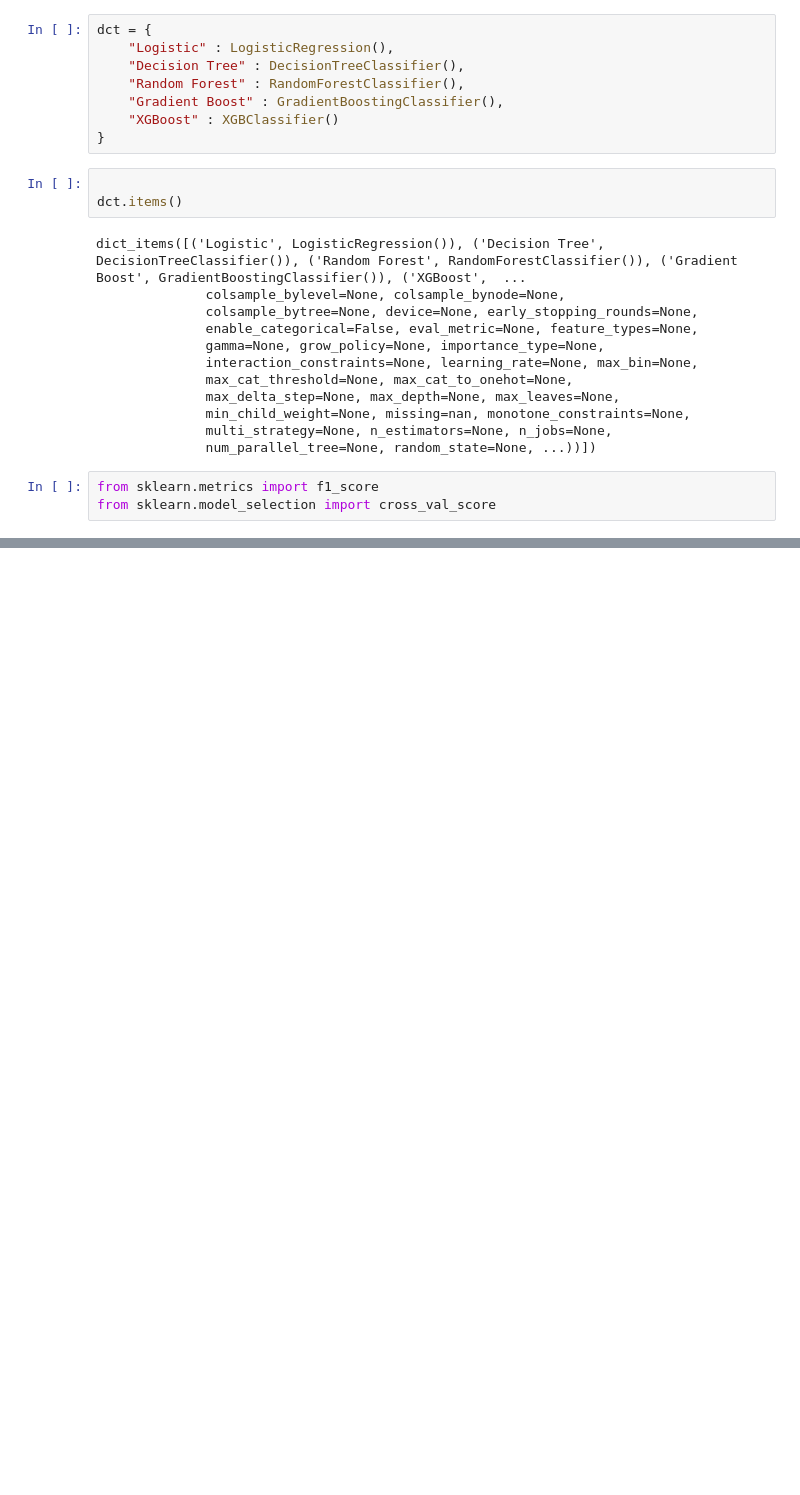
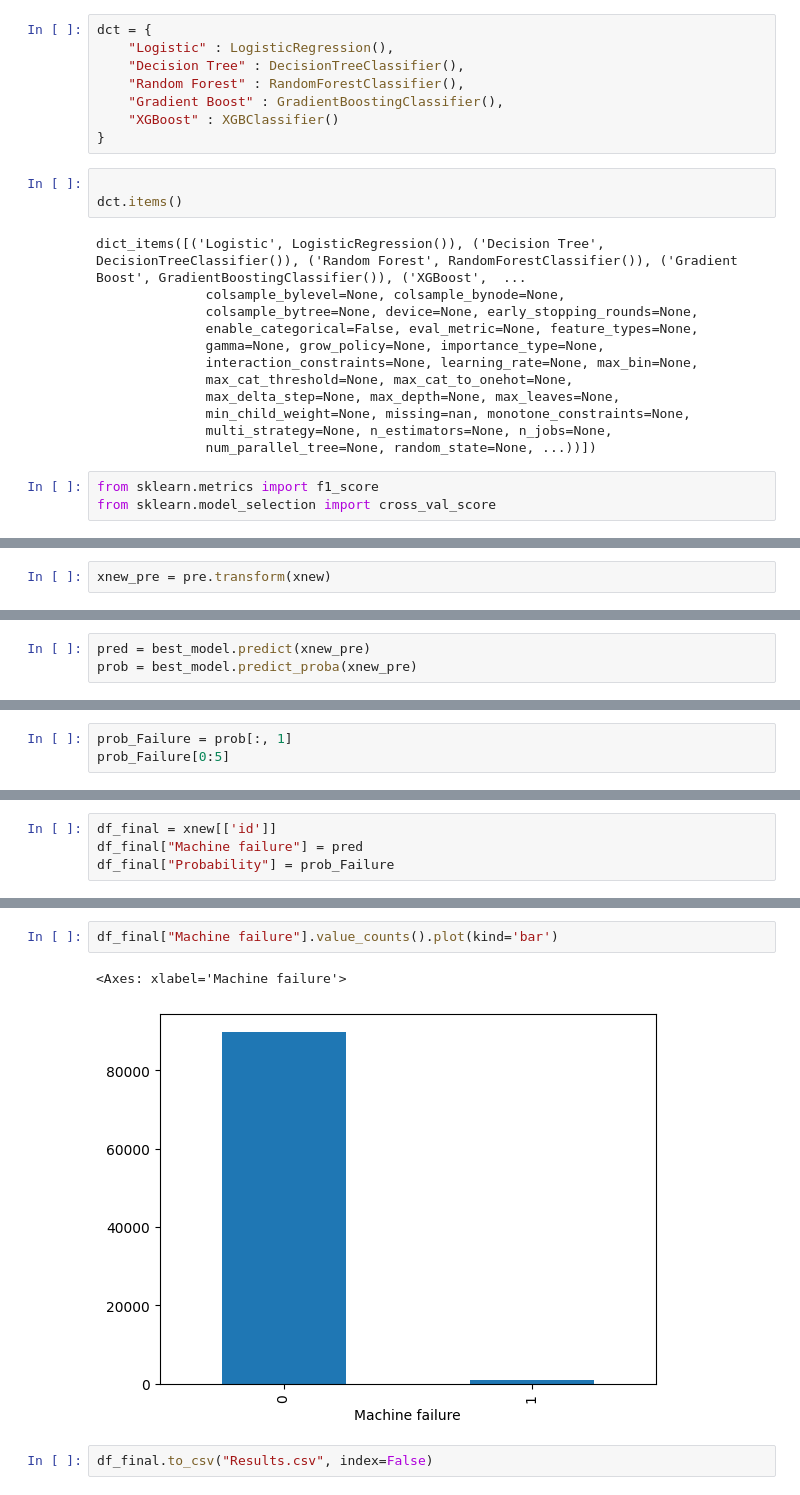
Before and after one commit to AtharvPandit07/Machine-Learning, a Jupyter notebook: Machine Failure Project/MacFailure.ipynb, the cells around one changed output, grey strips where cells are left out. Saved outputs shown, nothing was run; the diff lists cells and outputs as text; blank space fills up the shorter version.

Commit message:
Machine Failure Project

```diff
--- a/Machine Failure Project/MacFailure.ipynb
+++ b/Machine Failure Project/MacFailure.ipynb
@@ -296,0 +418,2 @@ ValueError: feature_names must be string, and may not contain [, ] or <
+# %%
+xnew_pre = pre.transform(xnew)
@@ -296,0 +429,3 @@ ValueError: feature_names must be string, and may not contain [, ] or <
+# %%
+pred = best_model.predict(xnew_pre)
+prob = best_model.predict_proba(xnew_pre)
@@ -296,0 +448,3 @@ ValueError: feature_names must be string, and may not contain [, ] or <
+# %%
+prob_Failure = prob[:, 1]
+prob_Failure[0:5]
@@ -296,0 +453,4 @@ ValueError: feature_names must be string, and may not contain [, ] or <
+# %%
+df_final = xnew[['id']]
+df_final["Machine failure"] = pred
+df_final["Probability"] = prob_Failure
@@ -296,0 +480,7 @@ ValueError: feature_names must be string, and may not contain [, ] or <
+# %%
+df_final["Machine failure"].value_counts().plot(kind='bar')
+# %% [output]
+<Axes: xlabel='Machine failure'>
+[figure, added]
+# %%
+df_final.to_csv("Results.csv", index=False)
```
Also changed, not shown: parts of 25 cells of this notebook, 1 other file.
